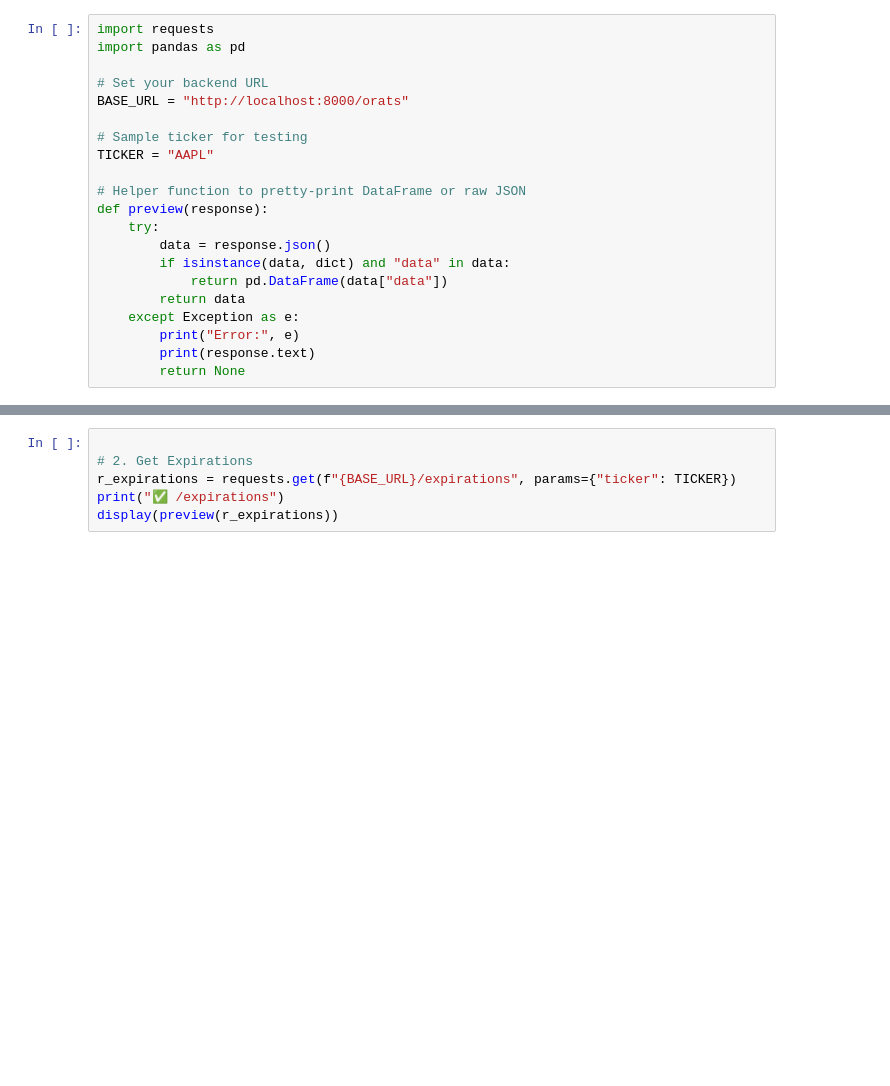
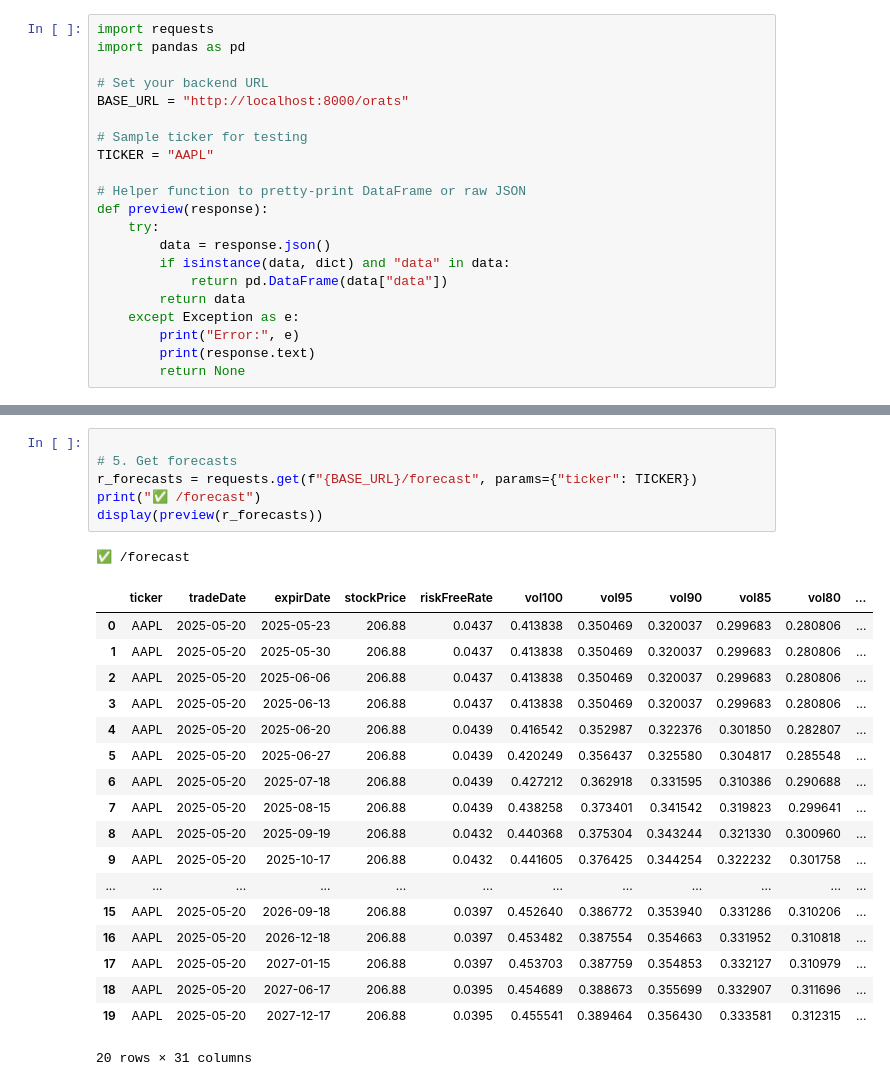
Before and after one commit to rorygwozdz/infra, a Jupyter notebook: devbook.ipynb, the cells around one changed output, grey strips where cells are left out. Cells and saved outputs as stored; diff of their text form; blank space fills up the shorter version.

```diff
--- a/devbook.ipynb
+++ b/devbook.ipynb
@@ -32,8 +43,28 @@ display(preview(r_strikes))
 # %%
 
-# 2. Get Expirations
-r_expirations = requests.get(f"{BASE_URL}/expirations", params={"ticker": TICKER})
-print("✅ /expirations")
-display(preview(r_expirations))
+# 5. Get forecasts
+r_forecasts = requests.get(f"{BASE_URL}/forecast", params={"ticker": TICKER})
+print("✅ /forecast")
+display(preview(r_forecasts))
+# %% [output]
+✅ /forecast
+|  | ticker | tradeDate | expirDate | stockPrice | riskFreeRate | vol100 | vol95 | vol90 | vol85 | vol80 | ... |
+| 0 | AAPL | 2025-05-20 | 2025-05-23 | 206.88 | 0.0437 | 0.413838 | 0.350469 | 0.320037 | 0.299683 | 0.280806 | ... |
+| 1 | AAPL | 2025-05-20 | 2025-05-30 | 206.88 | 0.0437 | 0.413838 | 0.350469 | 0.320037 | 0.299683 | 0.280806 | ... |
+| 2 | AAPL | 2025-05-20 | 2025-06-06 | 206.88 | 0.0437 | 0.413838 | 0.350469 | 0.320037 | 0.299683 | 0.280806 | ... |
+| 3 | AAPL | 2025-05-20 | 2025-06-13 | 206.88 | 0.0437 | 0.413838 | 0.350469 | 0.320037 | 0.299683 | 0.280806 | ... |
+| 4 | AAPL | 2025-05-20 | 2025-06-20 | 206.88 | 0.0439 | 0.416542 | 0.352987 | 0.322376 | 0.301850 | 0.282807 | ... |
+| 5 | AAPL | 2025-05-20 | 2025-06-27 | 206.88 | 0.0439 | 0.420249 | 0.356437 | 0.325580 | 0.304817 | 0.285548 | ... |
+| 6 | AAPL | 2025-05-20 | 2025-07-18 | 206.88 | 0.0439 | 0.427212 | 0.362918 | 0.331595 | 0.310386 | 0.290688 | ... |
+| 7 | AAPL | 2025-05-20 | 2025-08-15 | 206.88 | 0.0439 | 0.438258 | 0.373401 | 0.341542 | 0.319823 | 0.299641 | ... |
+| 8 | AAPL | 2025-05-20 | 2025-09-19 | 206.88 | 0.0432 | 0.440368 | 0.375304 | 0.343244 | 0.321330 | 0.300960 | ... |
+| 9 | AAPL | 2025-05-20 | 2025-10-17 | 206.88 | 0.0432 | 0.441605 | 0.376425 | 0.344254 | 0.322232 | 0.301758 | ... |
+| ... | ... | ... | ... | ... | ... | ... | ... | ... | ... | ... | ... |
+| 15 | AAPL | 2025-05-20 | 2026-09-18 | 206.88 | 0.0397 | 0.452640 | 0.386772 | 0.353940 | 0.331286 | 0.310206 | ... |
+| 16 | AAPL | 2025-05-20 | 2026-12-18 | 206.88 | 0.0397 | 0.453482 | 0.387554 | 0.354663 | 0.331952 | 0.310818 | ... |
+| 17 | AAPL | 2025-05-20 | 2027-01-15 | 206.88 | 0.0397 | 0.453703 | 0.387759 | 0.354853 | 0.332127 | 0.310979 | ... |
+| 18 | AAPL | 2025-05-20 | 2027-06-17 | 206.88 | 0.0395 | 0.454689 | 0.388673 | 0.355699 | 0.332907 | 0.311696 | ... |
+| 19 | AAPL | 2025-05-20 | 2027-12-17 | 206.88 | 0.0395 | 0.455541 | 0.389464 | 0.356430 | 0.333581 | 0.312315 | ... |
+20 rows × 31 columns
 # %%
 
```
Also changed, not shown: parts of 8 cells of this notebook, 1 other file.
